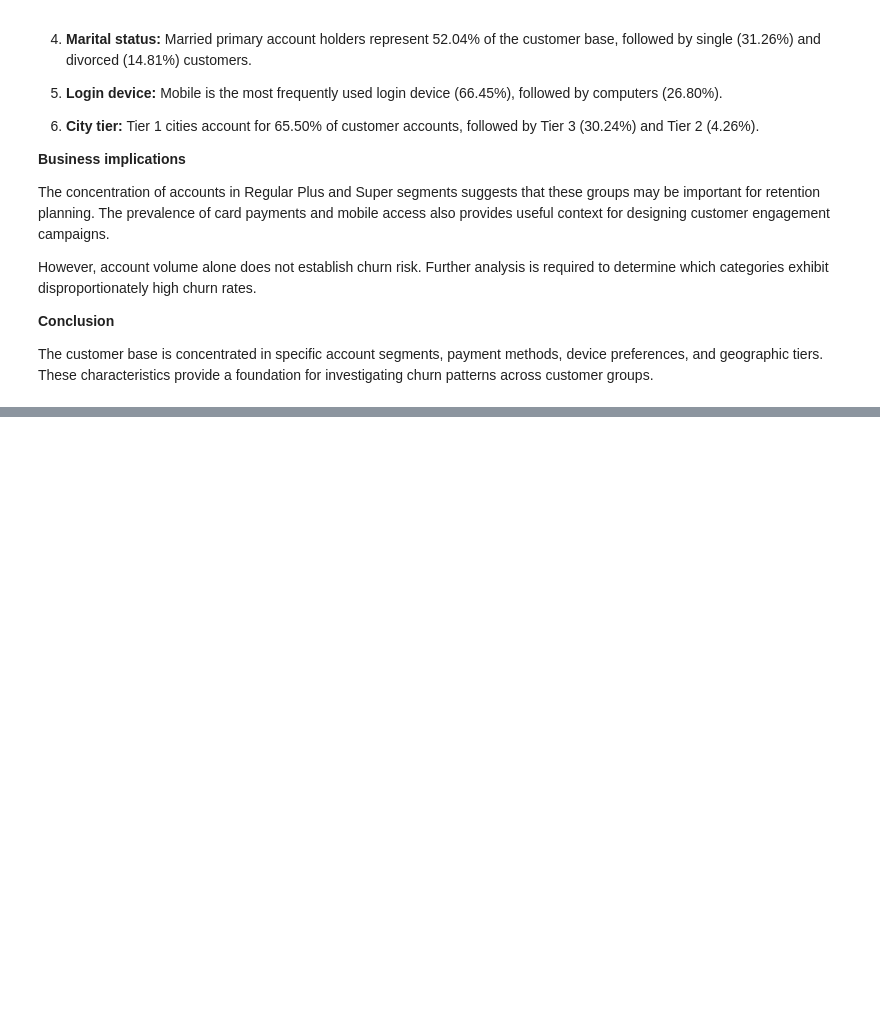
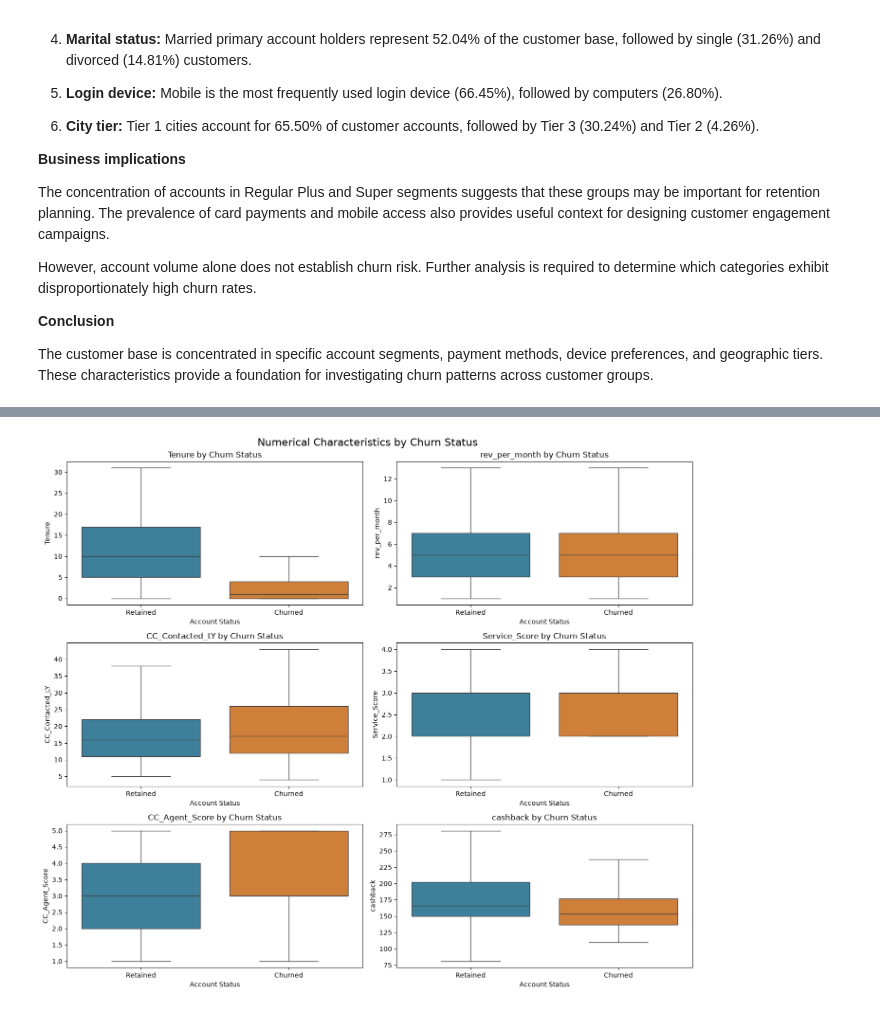
Before and after one commit to timayabi2020/churn-prediction-mlops, a Jupyter notebook: notebooks/churn_prediction.ipynb, the cells around one changed output, grey strips where cells are left out. Cells and saved outputs as stored; diff of their text form; code cells hidden in the pictures; blank space fills up the shorter version.

```diff
--- a/notebooks/churn_prediction.ipynb
+++ b/notebooks/churn_prediction.ipynb
@@ -999,0 +1050,40 @@ The customer base is concentrated in specific account segments, payment methods,
+# %%
+# Compare numerical feature distributions by churn
+features_to_compare = [
+    "Tenure",
+    "rev_per_month",
+    "CC_Contacted_LY",
+    "Service_Score",
+    "CC_Agent_Score",
+    "cashback"
+]
+
+fig, axes = plt.subplots(3, 2, figsize=(14, 12))
+
+for ax, col in zip(axes.flatten(), features_to_compare):
+    sns.boxplot(
+        data=df_eda,
+        x="Churn",
+        y=col,
+        hue="Churn",
+        palette=["#2E86AB", "#E67E22"],
+        legend=False,
+        showfliers=False,
+        ax=ax
+    )
+
+    ax.set_title(f"{col} by Churn Status")
+    ax.set_xlabel("Account Status")
+    ax.set_ylabel(col)
+    ax.set_xticks([0, 1])
+    ax.set_xticklabels(["Retained", "Churned"])
+
+plt.suptitle(
+    "Numerical Characteristics by Churn Status",
+    fontsize=16
+)
+
+plt.tight_layout()
+plt.show()
+# %% [output]
+[figure, added]
```
Also changed, not shown: parts of 21 cells of this notebook.
